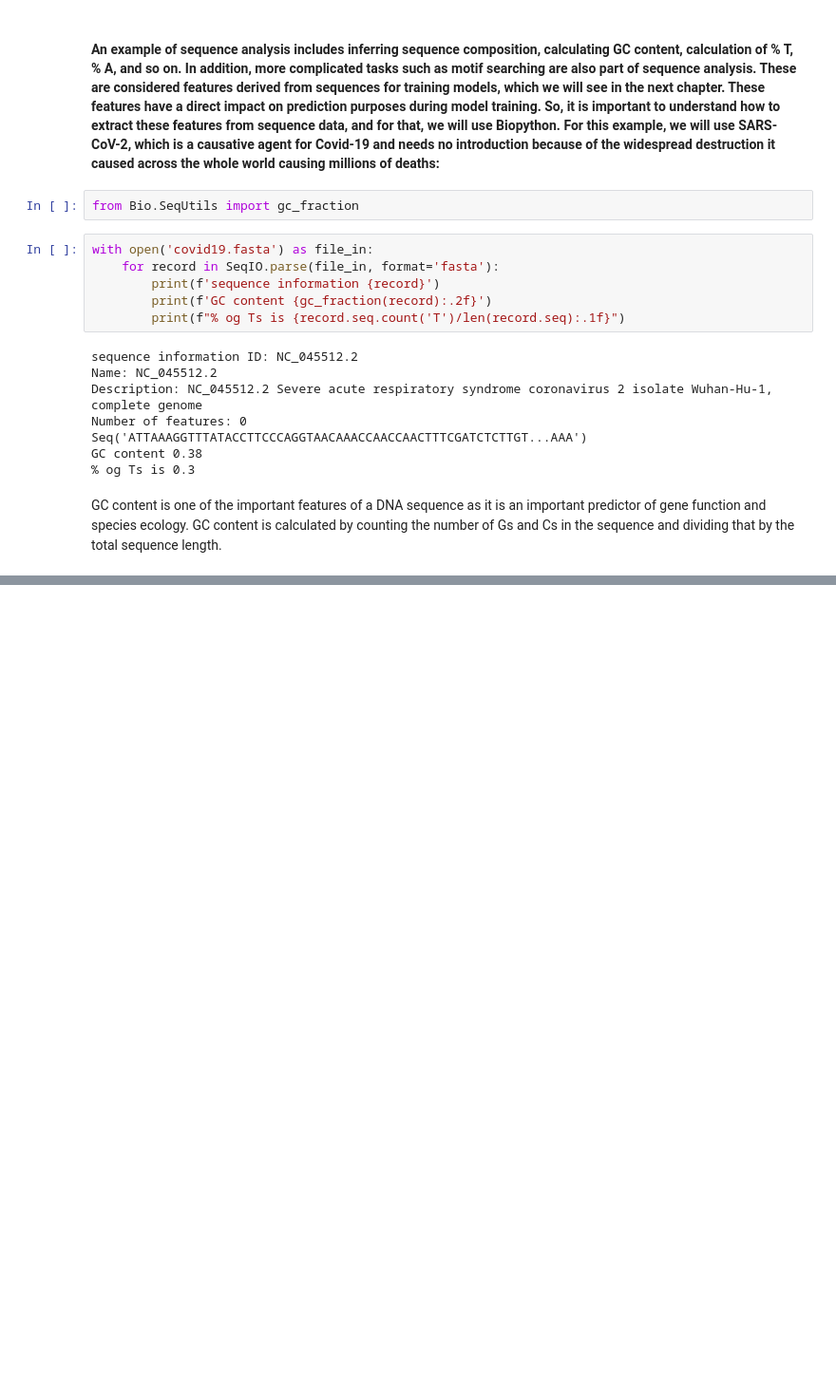
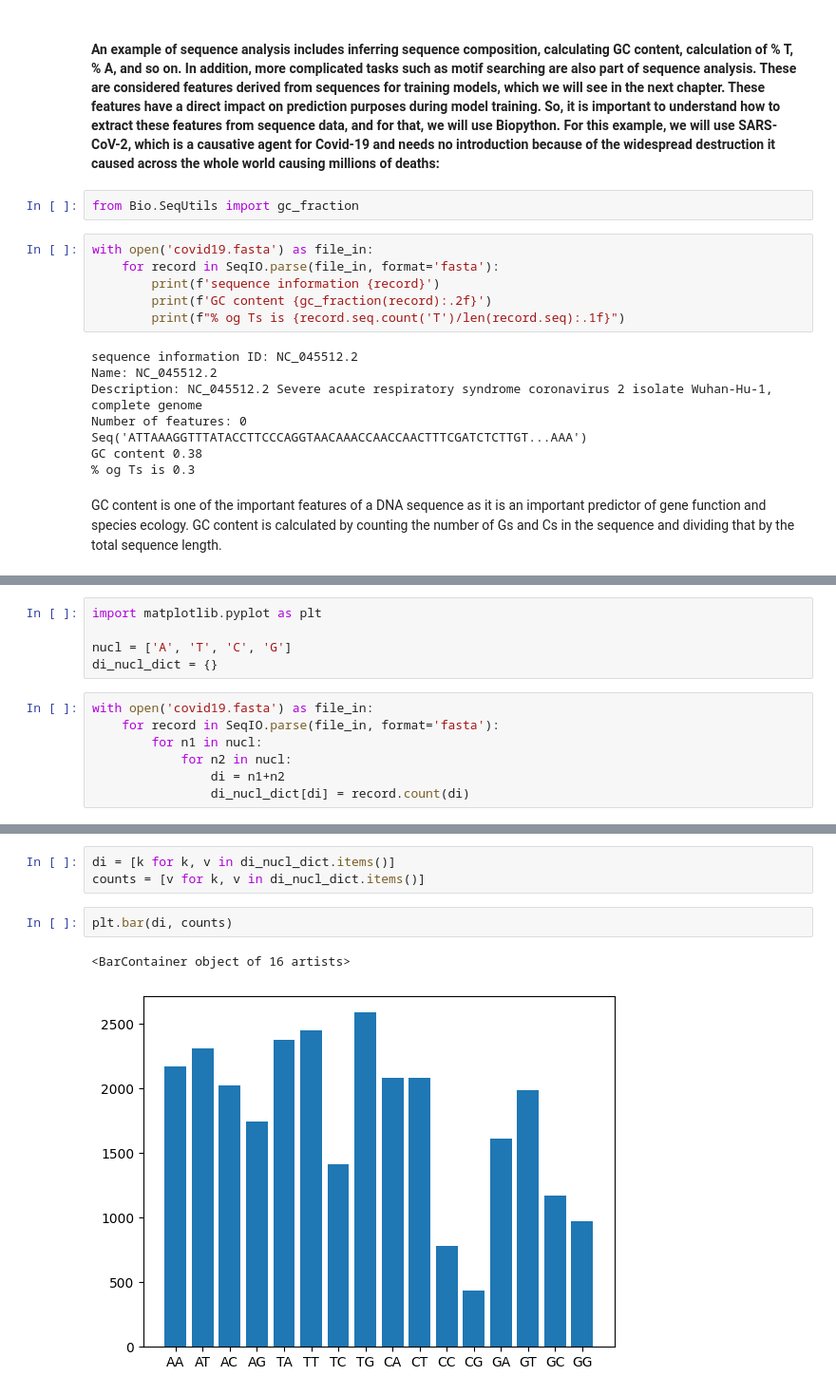
Before and after one commit to drclab/MLDL-Compunomics, a Jupyter notebook: drclab/ch_2.ipynb, the cells around one changed output, grey strips where cells are left out. Shown at 95% size. Drawn from its saved outputs; the diff is of its cells as text; blank space fills up the shorter version.

```diff
--- a/drclab/ch_2.ipynb
+++ b/drclab/ch_2.ipynb
@@ -129,0 +132,12 @@ GC content is one of the important features of a DNA sequence as it is an import
+# %%
+import matplotlib.pyplot as plt
+
+nucl = ['A', 'T', 'C', 'G']
+di_nucl_dict = {}
+# %%
+with open('covid19.fasta') as file_in:
+    for record in SeqIO.parse(file_in, format='fasta'):
+        for n1 in nucl:
+            for n2 in nucl:
+                di = n1+n2
+                di_nucl_dict[di] = record.count(di)
@@ -129,0 +163,8 @@ GC content is one of the important features of a DNA sequence as it is an import
+# %%
+di = [k for k, v in di_nucl_dict.items()]
+counts = [v for k, v in di_nucl_dict.items()]
+# %%
+plt.bar(di, counts)
+# %% [output]
+<BarContainer object of 16 artists>
+[figure, added]
```
Also changed, not shown: parts of 9 cells of this notebook, 2 other files.
